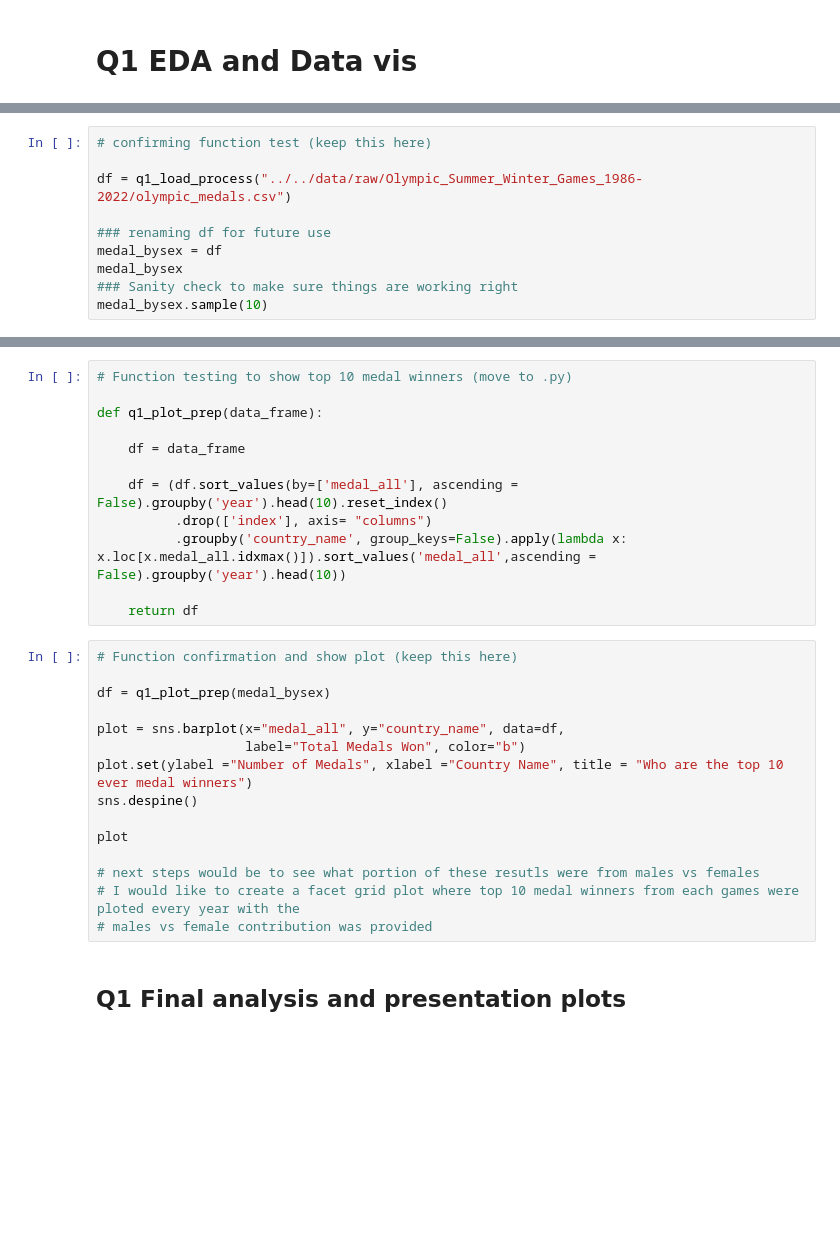
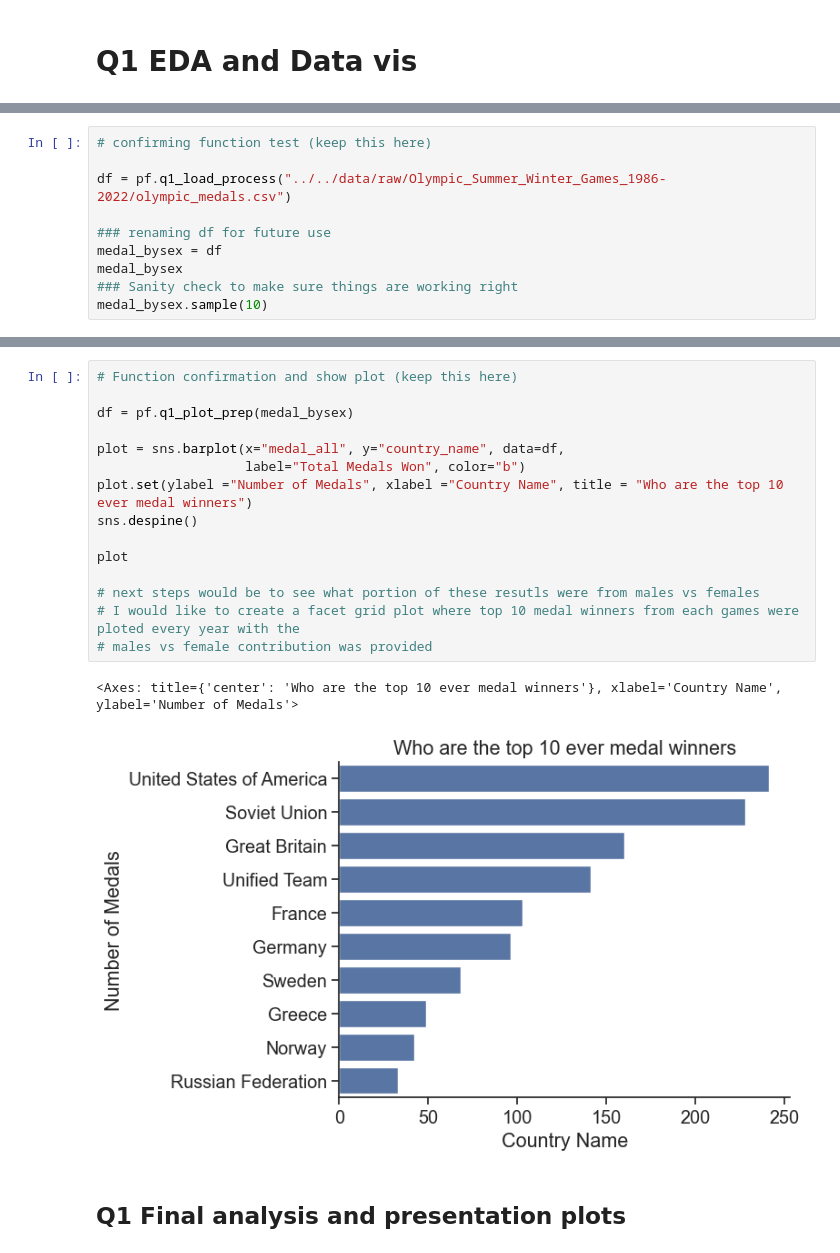
Before and after one commit to ubco-W2022T2-data301/project-group-group17, a Jupyter notebook: analysis/notebooks/analysis_conan.ipynb, the cells around one changed output, grey strips where cells are left out. Drawn from its saved outputs; the diff is of its cells as text; blank space fills up the shorter version.

Commit message:
.py function testing

```diff
--- a/analysis/notebooks/analysis_conan.ipynb
+++ b/analysis/notebooks/analysis_conan.ipynb
@@ -75,7 +52,7 @@ def q1_load_process(url_or_path_to_csv_file):
 # %%
 # confirming function test (keep this here)
 
-df = q1_load_process("../../data/raw/Olympic_Summer_Winter_Games_1986-2022/olympic_medals.csv")
+df = pf.q1_load_process("../../data/raw/Olympic_Summer_Winter_Games_1986-2022/olympic_medals.csv")
 
 ### renaming df for future use
 medal_bysex = df
@@ -85,29 +74,20 @@ medal_bysex.sample(10)
-# %%
-# Function testing to show top 10 medal winners (move to .py)
-
-def q1_plot_prep(data_frame):
-
-    df = data_frame
-
-    df = (df.sort_values(by=['medal_all'], ascending = False).groupby('year').head(10).reset_index()
-          .drop(['index'], axis= "columns")
-          .groupby('country_name', group_keys=False).apply(lambda x: x.loc[x.medal_all.idxmax()]).sort_values('medal_all',ascending = False).groupby('year').head(10))
-
-    return df
 # %%
 # Function confirmation and show plot (keep this here)
 
-df = q1_plot_prep(medal_bysex)
+df = pf.q1_plot_prep(medal_bysex)
 
 plot = sns.barplot(x="medal_all", y="country_name", data=df,
                    label="Total Medals Won", color="b")
 plot.set(ylabel ="Number of Medals", xlabel ="Country Name", title = "Who are the top 10 ever medal winners")
 sns.despine()
 
 plot
 
 # next steps would be to see what portion of these resutls were from males vs females
 # I would like to create a facet grid plot where top 10 medal winners from each games were ploted every year with the
 # males vs female contribution was provided
+# %% [output]
+<Axes: title={'center': 'Who are the top 10 ever medal winners'}, xlabel='Country Name', ylabel='Number of Medals'>
+[figure, added]
 # %% [markdown]
 ## Q1 Final analysis and presentation plots
```
Also changed, not shown: parts of 19 cells of this notebook, 2 other files.
